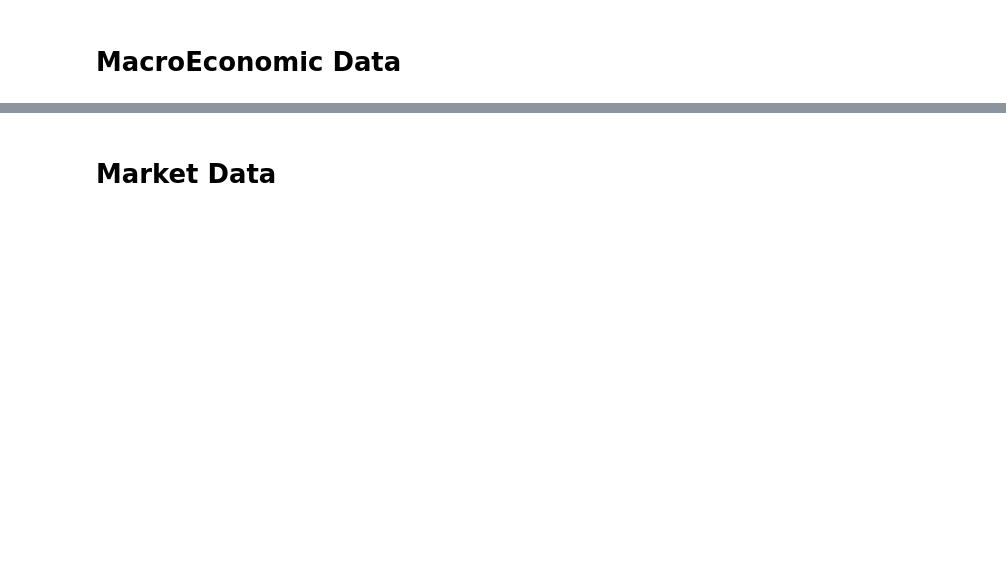
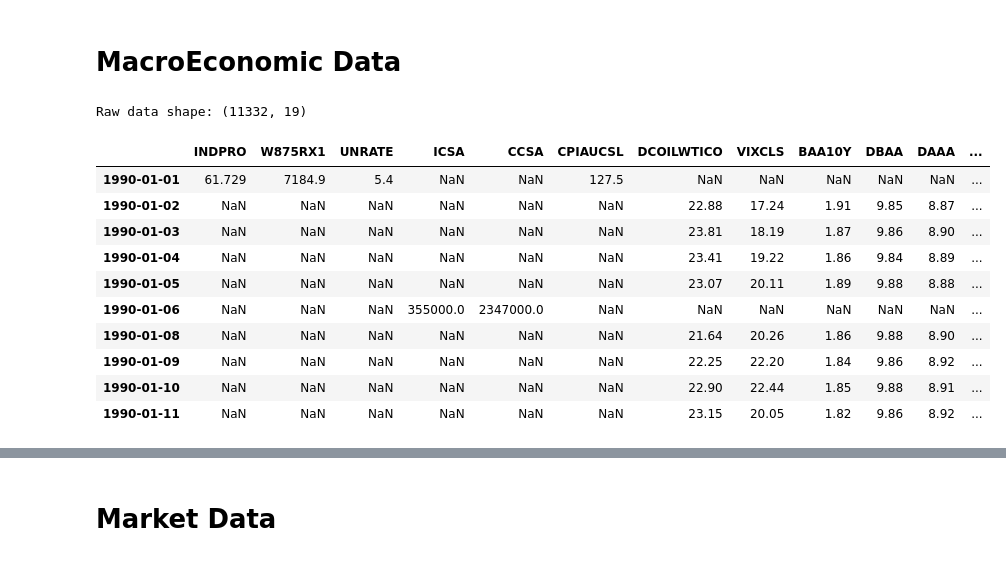
Before and after one commit to mydam169/regime-based-asset-allocator, a Jupyter notebook: notebooks/01_data_extraction.ipynb, the cells around one changed output, grey strips where cells are left out. Cells and saved outputs as stored; diff of their text form; code cells hidden in the pictures; blank space fills up the shorter version.

```diff
--- a/notebooks/01_data_extraction.ipynb
+++ b/notebooks/01_data_extraction.ipynb
@@ -27,11 +22,53 @@ macro_variables = [
+# %%
+macro_variables = [
+    # Real activity
+    'INDPRO', 'W875RX1',
+    # Labour market
+    'UNRATE', 'ICSA', 'CCSA',
+    # Inflation
+    'CPIAUCSL',
+    # Energy / commodities
+    'DCOILWTICO',
+    # Financial conditions
+    'VIXCLS', 'BAA10Y', 'DBAA', 'DAAA', 'T10Y2Y',
+    # Monetary policy
+    'FEDFUNDS',
+    # Sentiment & housing
+    'UMCSENT', 'HOUST',
+    # Money supply
+    'M2SL',
+    # Dollar index — three-way splice for full 1990 coverage:
+    # TWEXMMTH (1973-present, major currencies, monthly)
+    # TWEXB    (1995-2019, broad, weekly/monthly, discontinued)
+    # DTWEXBGS (2006-present, broad goods+services, current)
+    # Splice: TWEXMMTH for 1990-1994, TWEXB for 1995-2005,
+    #         DTWEXBGS from 2006 onward.  Scale at each join.
+    'TWEXMMTH', 'TWEXB', 'DTWEXBGS',
+]
 # %%
 fred = Fred(api_key=fred_api_key)
 # %%
 series_dict = {}
 
 for var in macro_variables:
-    series_dict[var] = fred.get_series(var, observation_start=start, observation_end=end)
+    series_dict[var] = fred.get_series(var, observation_start=start,
+                                        observation_end=end)
 
 df_raw = pd.DataFrame(series_dict)
+print(f'Raw data shape: {df_raw.shape}')
+df_raw.head(10)
+# %% [output]
+Raw data shape: (11332, 19)
+|  | INDPRO | W875RX1 | UNRATE | ICSA | CCSA | CPIAUCSL | DCOILWTICO | VIXCLS | BAA10Y | DBAA | DAAA | ... |
+| 1990-01-01 | 61.729 | 7184.9 | 5.4 | NaN | NaN | 127.5 | NaN | NaN | NaN | NaN | NaN | ... |
+| 1990-01-02 | NaN | NaN | NaN | NaN | NaN | NaN | 22.88 | 17.24 | 1.91 | 9.85 | 8.87 | ... |
+| 1990-01-03 | NaN | NaN | NaN | NaN | NaN | NaN | 23.81 | 18.19 | 1.87 | 9.86 | 8.90 | ... |
+| 1990-01-04 | NaN | NaN | NaN | NaN | NaN | NaN | 23.41 | 19.22 | 1.86 | 9.84 | 8.89 | ... |
+| 1990-01-05 | NaN | NaN | NaN | NaN | NaN | NaN | 23.07 | 20.11 | 1.89 | 9.88 | 8.88 | ... |
+| 1990-01-06 | NaN | NaN | NaN | 355000.0 | 2347000.0 | NaN | NaN | NaN | NaN | NaN | NaN | ... |
+| 1990-01-08 | NaN | NaN | NaN | NaN | NaN | NaN | 21.64 | 20.26 | 1.86 | 9.88 | 8.90 | ... |
+| 1990-01-09 | NaN | NaN | NaN | NaN | NaN | NaN | 22.25 | 22.20 | 1.84 | 9.86 | 8.92 | ... |
+| 1990-01-10 | NaN | NaN | NaN | NaN | NaN | NaN | 22.90 | 22.44 | 1.85 | 9.88 | 8.91 | ... |
+| 1990-01-11 | NaN | NaN | NaN | NaN | NaN | NaN | 23.15 | 20.05 | 1.82 | 9.86 | 8.92 | ... |
 # %%
 df_raw.head(10)
```
Also changed, not shown: parts of 23 cells of this notebook, 4 other files.
